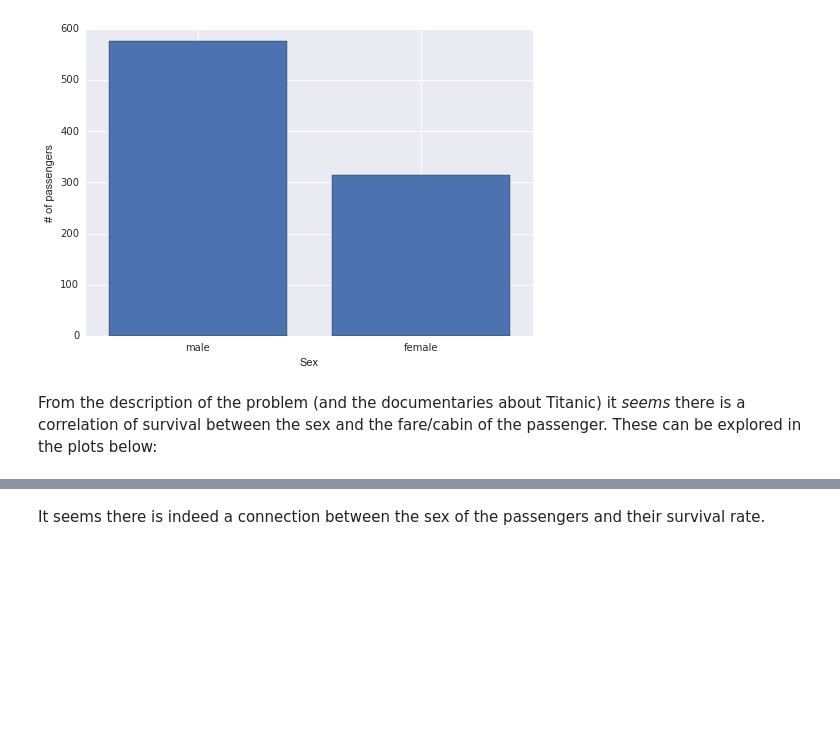
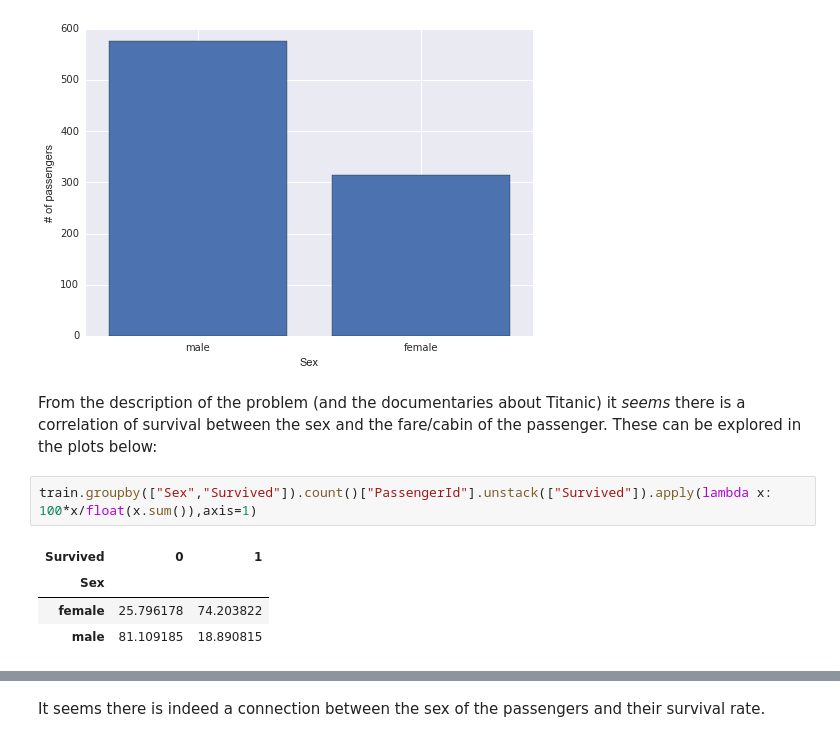
Before and after one commit to gxexakis/Kaggle, a Jupyter notebook: titanic/titanic_gx.ipynb, the cells around one changed output, grey strips where cells are left out. Cells and saved outputs as stored; diff of their text form; blank space fills up the shorter version.

```diff
--- a/titanic/titanic_gx.ipynb
+++ b/titanic/titanic_gx.ipynb
@@ -88,6 +88,13 @@ plt.ylabel("# of passengers")
 [figure]
 # %% [markdown]
 From the description of the problem (and the documentaries about Titanic) it _seems_ there is a correlation of survival between the sex and the fare/cabin of the passenger. These can be explored in the plots below:
+# %%
+train.groupby(["Sex","Survived"]).count()["PassengerId"].unstack(["Survived"]).apply(lambda x: 100*x/float(x.sum()),axis=1)
+# %% [output]
+| Survived | 0 | 1 |
+| Sex |  |  |
+| female | 25.796178 | 74.203822 |
+| male | 81.109185 | 18.890815 |
 # %%
 train.groupby(["Sex","Survived"]).count()["PassengerId"].unstack(["Survived"]).plot.bar(stacked=True,color=["r",["b"]])
 # %% [output]
```
Also changed, not shown: parts of 12 cells of this notebook, 3 other files.
